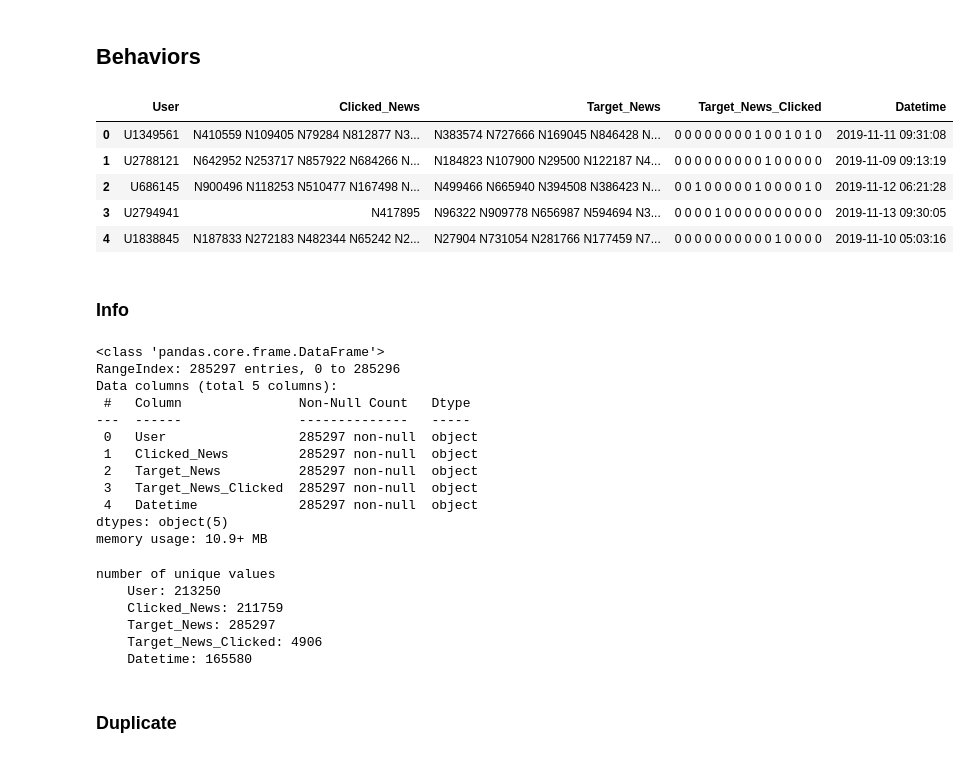
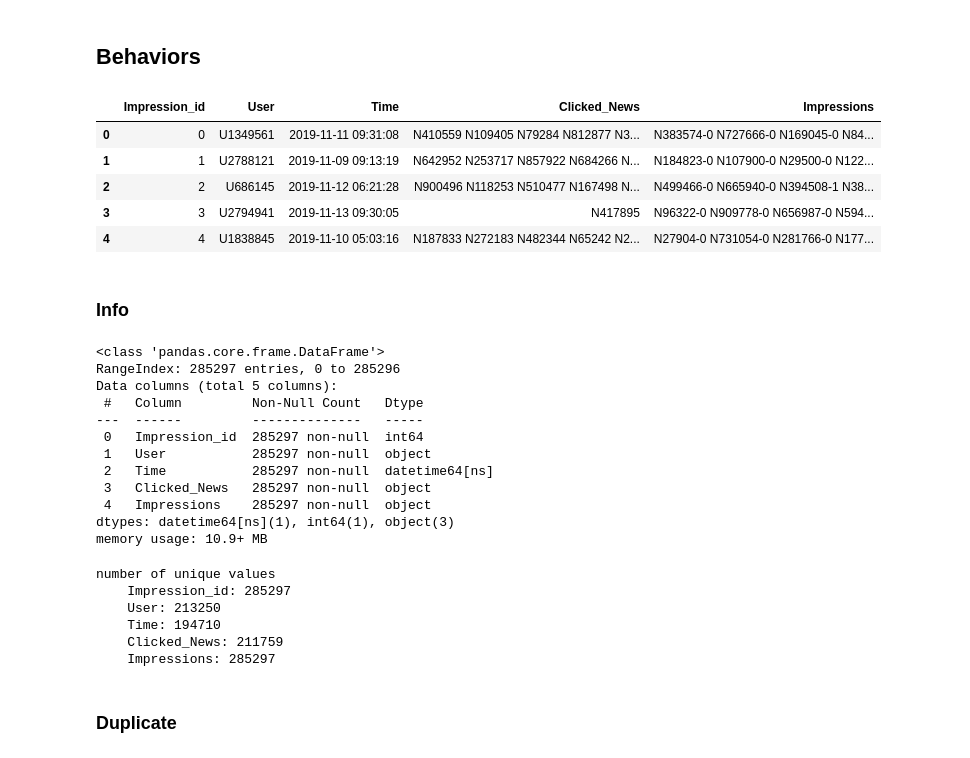
Before and after one commit to stevenson0421/MIND, a Jupyter notebook: script/script.ipynb, the cells around one changed output. Saved outputs shown, nothing was run; the diff lists cells and outputs as text; code cells hidden in the pictures.

```diff
--- a/script/script.ipynb
+++ b/script/script.ipynb
@@ -170,17 +172,16 @@ print(vectorizer.fit_transform(news['Abstract'].fillna(' ').values).get_shape())
 # %% [markdown]
 ## Behaviors
 # %%
-# column_names = ['Impression_id', 'User', 'Time', 'Clicked_News', 'Impressions']
-# behaviors = pd.read_csv('./train_behaviors.tsv', sep='\t', names=column_names)
-behaviors = pd.read_csv('../data/train_behaviors_processed.csv')
+column_names = ['Impression_id', 'User', 'Time', 'Clicked_News', 'Impressions']
+behaviors = pd.read_csv('../data/train_behaviors.tsv', sep='\t', names=column_names, parse_dates=['Time'])
 behaviors.head()
 # %% [output]
-|  | User | Clicked_News | Target_News | Target_News_Clicked | Datetime |
-| 0 | U1349561 | N410559 N109405 N79284 N812877 N3... | N383574 N727666 N169045 N846428 N... | 0 0 0 0 0 0 0 0 1 0 0 1 0 1 0 | 2019-11-11 09:31:08 |
-| 1 | U2788121 | N642952 N253717 N857922 N684266 N... | N184823 N107900 N29500 N122187 N4... | 0 0 0 0 0 0 0 0 0 1 0 0 0 0 0 | 2019-11-09 09:13:19 |
-| 2 | U686145 | N900496 N118253 N510477 N167498 N... | N499466 N665940 N394508 N386423 N... | 0 0 1 0 0 0 0 0 1 0 0 0 0 1 0 | 2019-11-12 06:21:28 |
-| 3 | U2794941 | N417895 | N96322 N909778 N656987 N594694 N3... | 0 0 0 0 1 0 0 0 0 0 0 0 0 0 0 | 2019-11-13 09:30:05 |
-| 4 | U1838845 | N187833 N272183 N482344 N65242 N2... | N27904 N731054 N281766 N177459 N7... | 0 0 0 0 0 0 0 0 0 0 1 0 0 0 0 | 2019-11-10 05:03:16 |
+|  | Impression_id | User | Time | Clicked_News | Impressions |
+| 0 | 0 | U1349561 | 2019-11-11 09:31:08 | N410559 N109405 N79284 N812877 N3... | N383574-0 N727666-0 N169045-0 N84... |
+| 1 | 1 | U2788121 | 2019-11-09 09:13:19 | N642952 N253717 N857922 N684266 N... | N184823-0 N107900-0 N29500-0 N122... |
+| 2 | 2 | U686145 | 2019-11-12 06:21:28 | N900496 N118253 N510477 N167498 N... | N499466-0 N665940-0 N394508-1 N38... |
+| 3 | 3 | U2794941 | 2019-11-13 09:30:05 | N417895 | N96322-0 N909778-0 N656987-0 N594... |
+| 4 | 4 | U1838845 | 2019-11-10 05:03:16 | N187833 N272183 N482344 N65242 N2... | N27904-0 N731054-0 N281766-0 N177... |
 # %% [markdown]
 ### Info
 # %%
@@ -189,14 +190,14 @@ behaviors.info()
 <class 'pandas.core.frame.DataFrame'>
 RangeIndex: 285297 entries, 0 to 285296
 Data columns (total 5 columns):
- #   Column               Non-Null Count   Dtype
----  ------               --------------   -----
- 0   User                 285297 non-null  object
- 1   Clicked_News         285297 non-null  object
- 2   Target_News          285297 non-null  object
- 3   Target_News_Clicked  285297 non-null  object
- 4   Datetime             285297 non-null  object
-dtypes: object(5)
+ #   Column         Non-Null Count   Dtype
+---  ------         --------------   -----
+ 0   Impression_id  285297 non-null  int64
+ 1   User           285297 non-null  object
+ 2   Time           285297 non-null  datetime64[ns]
+ 3   Clicked_News   285297 non-null  object
+ 4   Impressions    285297 non-null  object
+dtypes: datetime64[ns](1), int64(1), object(3)
 memory usage: 10.9+ MB
 # %%
 print('number of unique values')
@@ -204,11 +205,11 @@ for col in behaviors.columns:
     print(f'    {col}: {behaviors[col].nunique()}')
 # %% [output]
 number of unique values
+    Impression_id: 285297
     User: 213250
+    Time: 194710
     Clicked_News: 211759
-    Target_News: 285297
-    Target_News_Clicked: 4906
-    Datetime: 165580
+    Impressions: 285297
 # %% [markdown]
 ### Duplicate
 # %%
```
Also changed, not shown: parts of 27 cells of this notebook.
